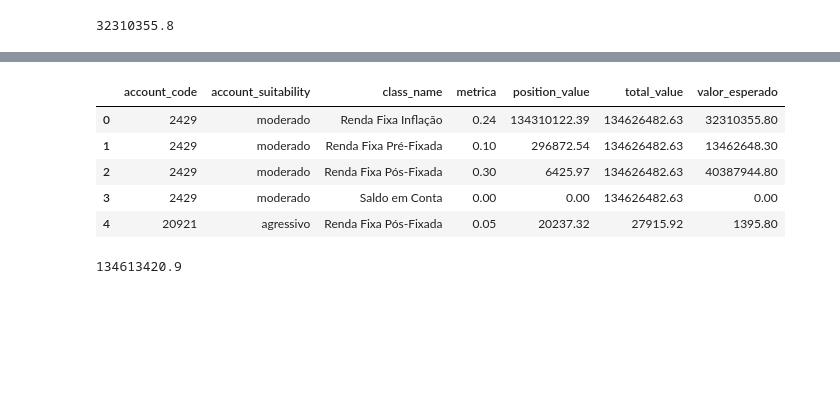
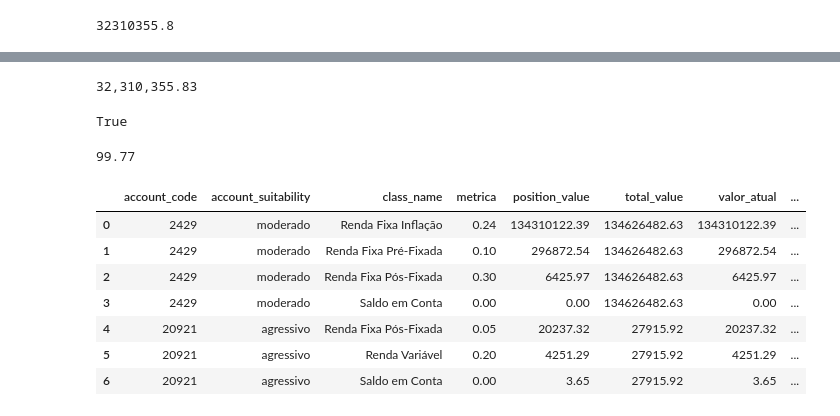
Before and after one commit to PedroMurta/Desafio-Dashboard, a Jupyter notebook: teste_dashboard.ipynb, the cells around one changed output, grey strips where cells are left out. Saved outputs shown, nothing was run; the diff lists cells and outputs as text; code cells hidden in the pictures; blank space fills up the shorter version.

```diff
--- a/teste_dashboard.ipynb
+++ b/teste_dashboard.ipynb
@@ -3,7 +5,7 @@ import pandas as pd
 import numpy as np
 import matplotlib.pyplot as plt
 import seaborn as sns
-#pd.options.display.float_format = '{:.2f}'.format
+pd.options.display.float_format = '{:.2f}'.format
 # %%
 # Tabela Policies
 df_policies = pd.read_excel('fake_allocation_policies.xlsx', names=['class_name', 'conservador', 'moderado-conservador', 'moderado', 'moderado-agressivo', 'agressivo'])
@@ -78,6 +80,6 @@ df_agrupado_suitability
 # %%
 df_agrupado_suitability['total_value'] = df_agrupado_suitability['position_value']
 # %%
-t = pd.merge(df_agrupado_suitability, df_agrupado_classe, on='account_code', how='left')
-t = t[['account_code', 'total_value']].drop_duplicates()
+total_agrupado = pd.merge(df_agrupado_suitability, df_agrupado_classe, on='account_code', how='left')
+totao_agrupado = total_agrupado[['account_code', 'total_value']].drop_duplicates()
 # %%
@@ -143,7 +145,7 @@ df_agrupado_classe.head(9)
 | 7 | 45848 | moderado | Multimercado | 0.22 | 26015.53 |
 | 8 | 45848 | moderado | Renda Fixa Inflação | 0.24 | 5604.31 |
 # %%
-df = pd.merge(df_agrupado_classe, t, on='account_code')
+df = pd.merge(df_agrupado_classe, total_agrupado, on='account_code')
 df.head()
 # %% [output]
 |  | account_code | account_suitability | class_name | metrica | position_value | total_value |
@@ -156,3 +158,6 @@ df.head()
 round(134626482.63 * 0.24,1)
 # %% [output]
 32310355.8
+# %%
+df['valor_atual'] = df['position_value']
+df.head(7)
@@ -159,14 +173,29 @@ round(134626482.63 * 0.24,1)
+# %%
+valor = 134626482.63
+v = 0.24
+valor_formatado = '{:,.2f}'.format(valor * v)
+
+valor_formatado
+
+print(valor_formatado)
+(134310122.39 > 134626482.63 * 0.24)
+# %% [output]
+32,310,355.83
+True
+# %%
+p = (134310122.39 / 134626482.63) * 100
+round(p, 2)
+# %% [output]
+99.77
 # %%
-df['valor_esperado'] = round(df['total_value'] * df['metrica'],1)
-df.head()
+df['valor_esperado'] = round(df['total_value'] * df['metrica'], 3)
+df.head(7)
 # %% [output]
-|  | account_code | account_suitability | class_name | metrica | position_value | total_value | valor_esperado |
-| 0 | 2429 | moderado | Renda Fixa Inflação | 0.24 | 134310122.39 | 134626482.63 | 32310355.80 |
-| 1 | 2429 | moderado | Renda Fixa Pré-Fixada | 0.10 | 296872.54 | 134626482.63 | 13462648.30 |
-| 2 | 2429 | moderado | Renda Fixa Pós-Fixada | 0.30 | 6425.97 | 134626482.63 | 40387944.80 |
-| 3 | 2429 | moderado | Saldo em Conta | 0.00 | 0.00 | 134626482.63 | 0.00 |
-| 4 | 20921 | agressivo | Renda Fixa Pós-Fixada | 0.05 | 20237.32 | 27915.92 | 1395.80 |
+|  | account_code | account_suitability | class_name | metrica | position_value | total_value | valor_atual | ... |
+| 0 | 2429 | moderado | Renda Fixa Inflação | 0.24 | 134310122.39 | 134626482.63 | 134310122.39 | ... |
+| 1 | 2429 | moderado | Renda Fixa Pré-Fixada | 0.10 | 296872.54 | 134626482.63 | 296872.54 | ... |
+| 2 | 2429 | moderado | Renda Fixa Pós-Fixada | 0.30 | 6425.97 | 134626482.63 | 6425.97 | ... |
+| 3 | 2429 | moderado | Saldo em Conta | 0.00 | 0.00 | 134626482.63 | 0.00 | ... |
+| 4 | 20921 | agressivo | Renda Fixa Pós-Fixada | 0.05 | 20237.32 | 27915.92 | 20237.32 | ... |
+| 5 | 20921 | agressivo | Renda Variável | 0.20 | 4251.29 | 27915.92 | 4251.29 | ... |
+| 6 | 20921 | agressivo | Saldo em Conta | 0.00 | 3.65 | 27915.92 | 3.65 | ... |
-# %%
-round(6425.97 + 296872.54 + 134310122.39,2)
-# %% [output]
-134613420.9
```
Also changed, not shown: parts of 6 cells of this notebook.
